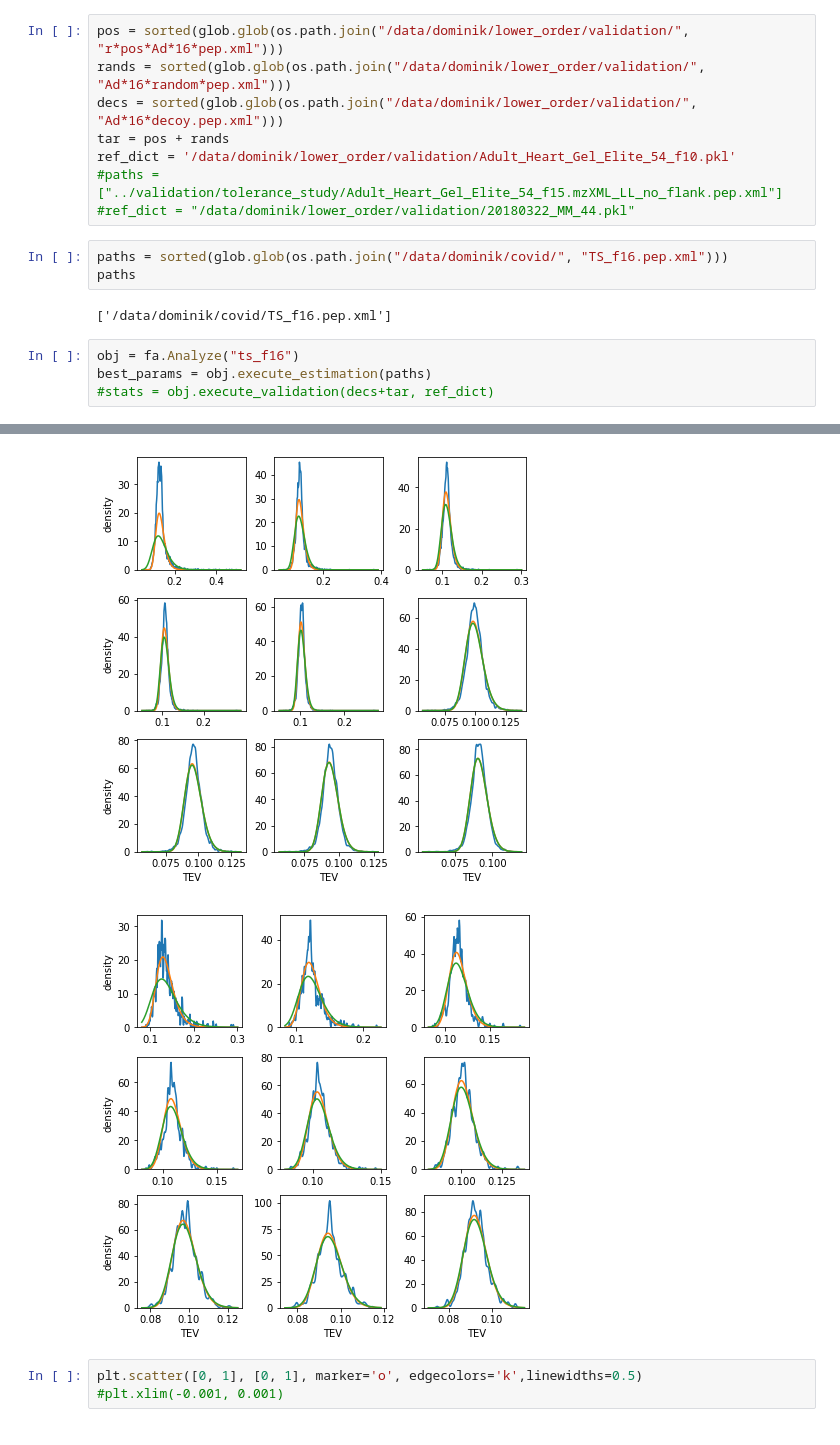
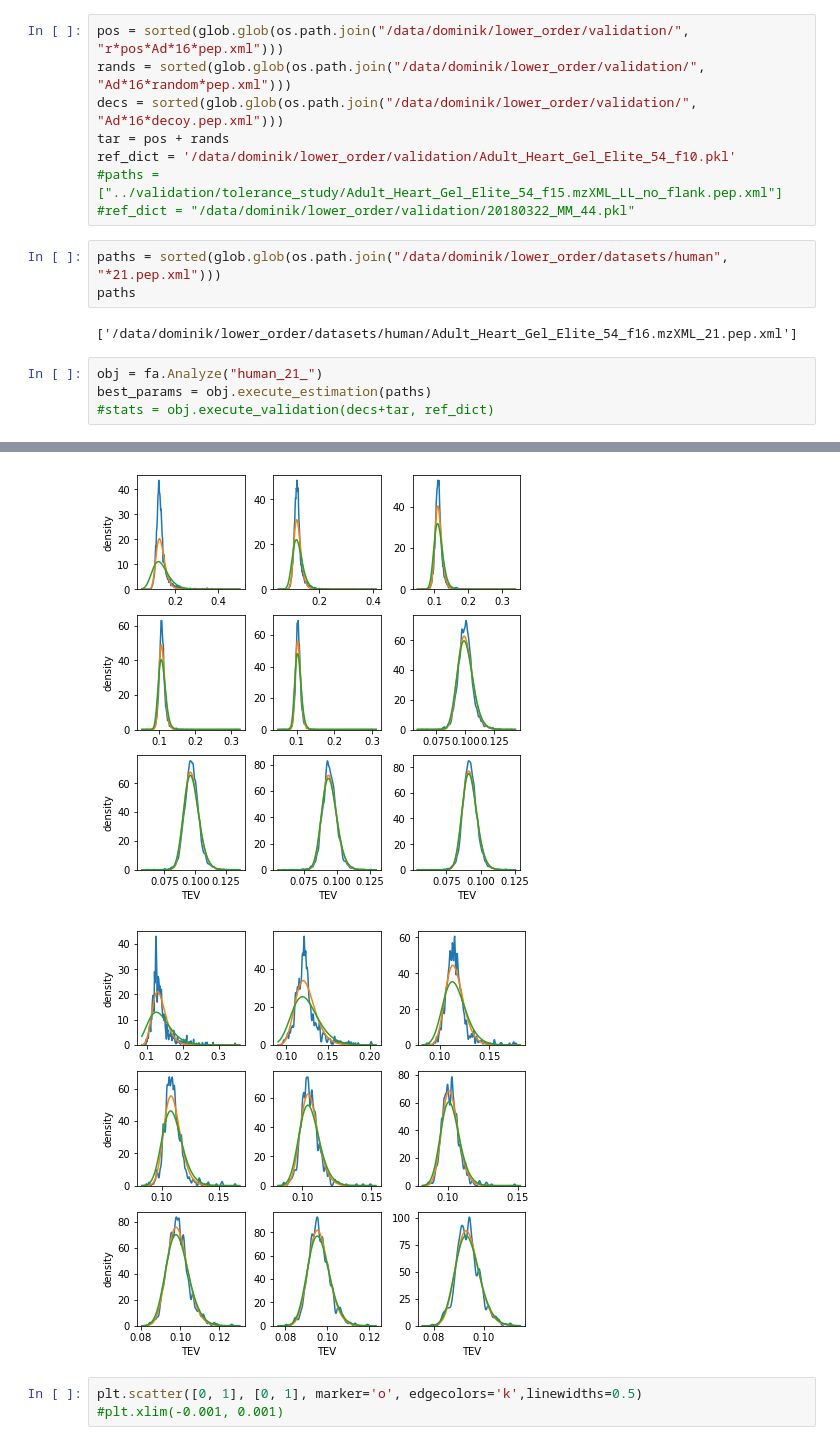
Before and after one commit to dommad/order-stats, a Jupyter notebook: gumbel_em.ipynb, the cells around one changed output, grey strips where cells are left out. Drawn from its saved outputs; the diff is of its cells as text.

```diff
--- a/gumbel_em.ipynb
+++ b/gumbel_em.ipynb
@@ -39,12 +39,12 @@ ref_dict = '/data/dominik/lower_order/validation/Adult_Heart_Gel_Elite_54_f10.pk
 #paths = ["../validation/tolerance_study/Adult_Heart_Gel_Elite_54_f15.mzXML_LL_no_flank.pep.xml"]
 #ref_dict = "/data/dominik/lower_order/validation/20180322_MM_44.pkl"
 # %%
-paths = sorted(glob.glob(os.path.join("/data/dominik/covid/", "TS_f16.pep.xml")))
+paths = sorted(glob.glob(os.path.join("/data/dominik/lower_order/datasets/human", "*21.pep.xml")))
 paths
 # %% [output]
-['/data/dominik/covid/TS_f16.pep.xml']
+['/data/dominik/lower_order/datasets/human/Adult_Heart_Gel_Elite_54_f16.mzXML_21.pep.xml']
 # %%
-obj = fa.Analyze("ts_f16")
+obj = fa.Analyze("human_21_")
 best_params = obj.execute_estimation(paths)
 #stats = obj.execute_validation(decs+tar, ref_dict)
 # %% [output]
@@ -79,5 +79,5 @@ charge 3, MM params
-[figure, old version]
+[figure, new version]
-[figure, old version]
+[figure, new version]
 # %%
 plt.scatter([0, 1], [0, 1], marker='o', edgecolors='k',linewidths=0.5)
 #plt.xlim(-0.001, 0.001)
```
Also changed, not shown: parts of 1 cell of this notebook, 4 other files.
